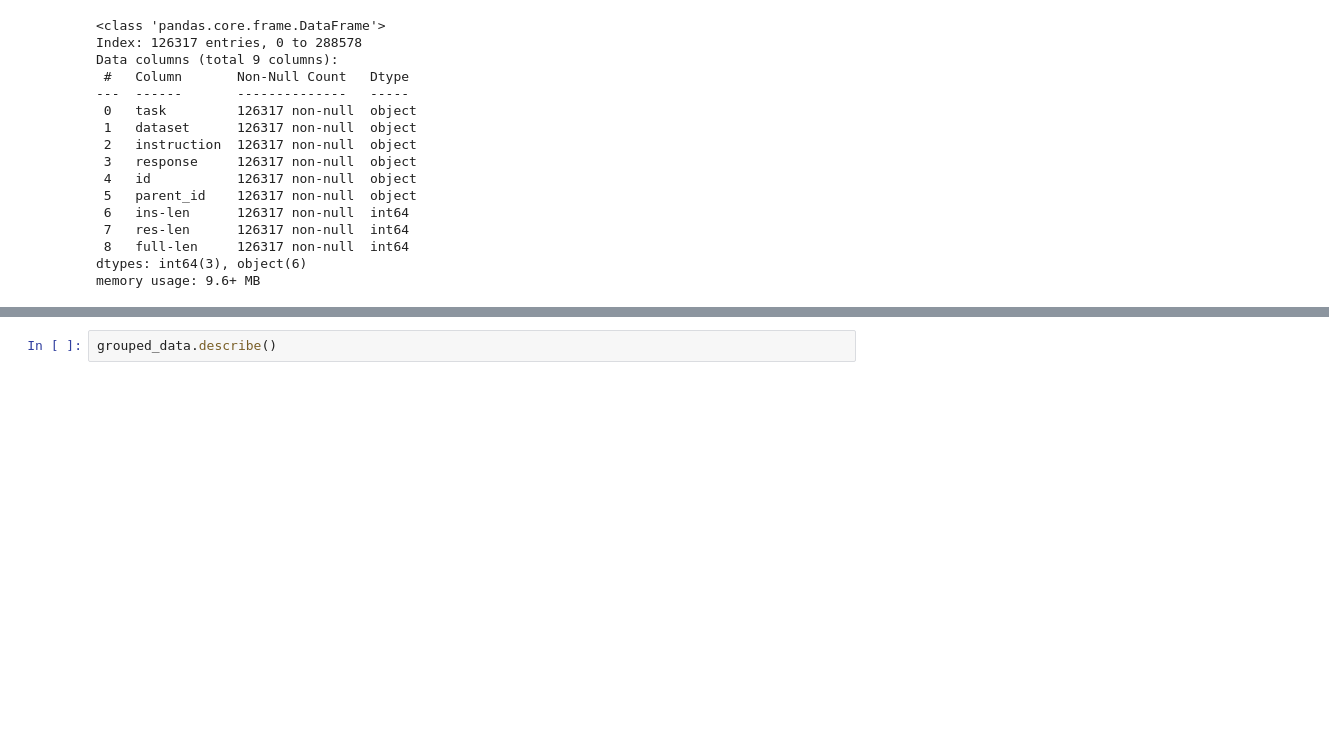
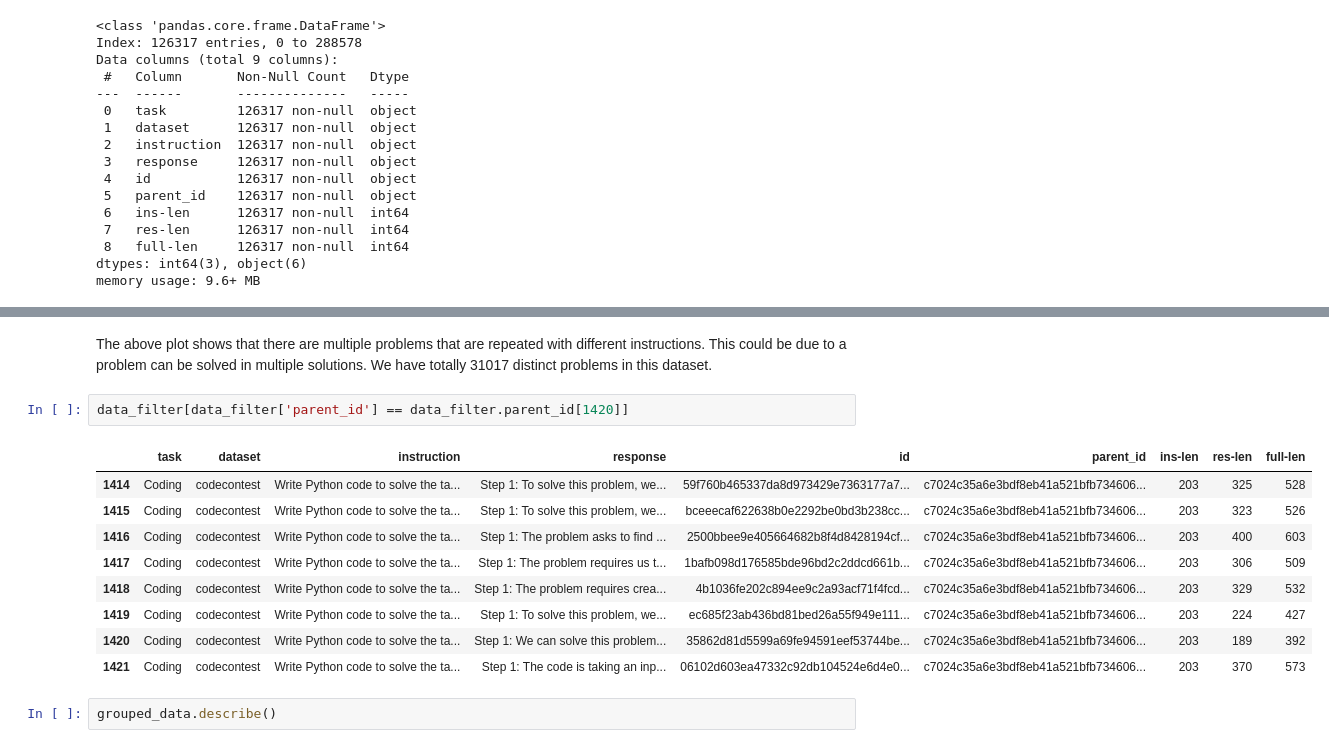
Before and after one commit to SIVASKANDAN-P/PYTHON-CODE-HINT, a Jupyter notebook: Code_solution_experimentation.ipynb, the cells around one changed output, grey strips where cells are left out. Saved outputs shown, nothing was run; the diff lists cells and outputs as text; blank space fills up the shorter version.

```diff
--- a/Code_solution_experimentation.ipynb
+++ b/Code_solution_experimentation.ipynb
@@ -222,3 +225,17 @@ plt.show()
+# %% [markdown]
+The above plot shows that there are multiple problems that are repeated with different instructions. This could be due to a problem can be solved in multiple solutions. We have totally 31017 distinct problems in this dataset.
+# %%
+data_filter[data_filter['parent_id'] == data_filter.parent_id[1420]]
+# %% [output]
+|  | task | dataset | instruction | response | id | parent_id | ins-len | res-len | full-len |
+| 1414 | Coding | codecontest | Write Python code to solve the ta... | Step 1: To solve this problem, we... | 59f760b465337da8d973429e7363177a7... | c7024c35a6e3bdf8eb41a521bfb734606... | 203 | 325 | 528 |
+| 1415 | Coding | codecontest | Write Python code to solve the ta... | Step 1: To solve this problem, we... | bceeecaf622638b0e2292be0bd3b238cc... | c7024c35a6e3bdf8eb41a521bfb734606... | 203 | 323 | 526 |
+| 1416 | Coding | codecontest | Write Python code to solve the ta... | Step 1: The problem asks to find ... | 2500bbee9e405664682b8f4d8428194cf... | c7024c35a6e3bdf8eb41a521bfb734606... | 203 | 400 | 603 |
+| 1417 | Coding | codecontest | Write Python code to solve the ta... | Step 1: The problem requires us t... | 1bafb098d176585bde96bd2c2ddcd661b... | c7024c35a6e3bdf8eb41a521bfb734606... | 203 | 306 | 509 |
+| 1418 | Coding | codecontest | Write Python code to solve the ta... | Step 1: The problem requires crea... | 4b1036fe202c894ee9c2a93acf71f4fcd... | c7024c35a6e3bdf8eb41a521bfb734606... | 203 | 329 | 532 |
+| 1419 | Coding | codecontest | Write Python code to solve the ta... | Step 1: To solve this problem, we... | ec685f23ab436bd81bed26a55f949e111... | c7024c35a6e3bdf8eb41a521bfb734606... | 203 | 224 | 427 |
+| 1420 | Coding | codecontest | Write Python code to solve the ta... | Step 1: We can solve this problem... | 35862d81d5599a69fe94591eef53744be... | c7024c35a6e3bdf8eb41a521bfb734606... | 203 | 189 | 392 |
+| 1421 | Coding | codecontest | Write Python code to solve the ta... | Step 1: The code is taking an inp... | 06102d603ea47332c92db104524e6d4e0... | c7024c35a6e3bdf8eb41a521bfb734606... | 203 | 370 | 573 |
 # %%
 grouped_data.describe()
 # %% [output]
```
Also changed, not shown: parts of 1 cell of this notebook.
